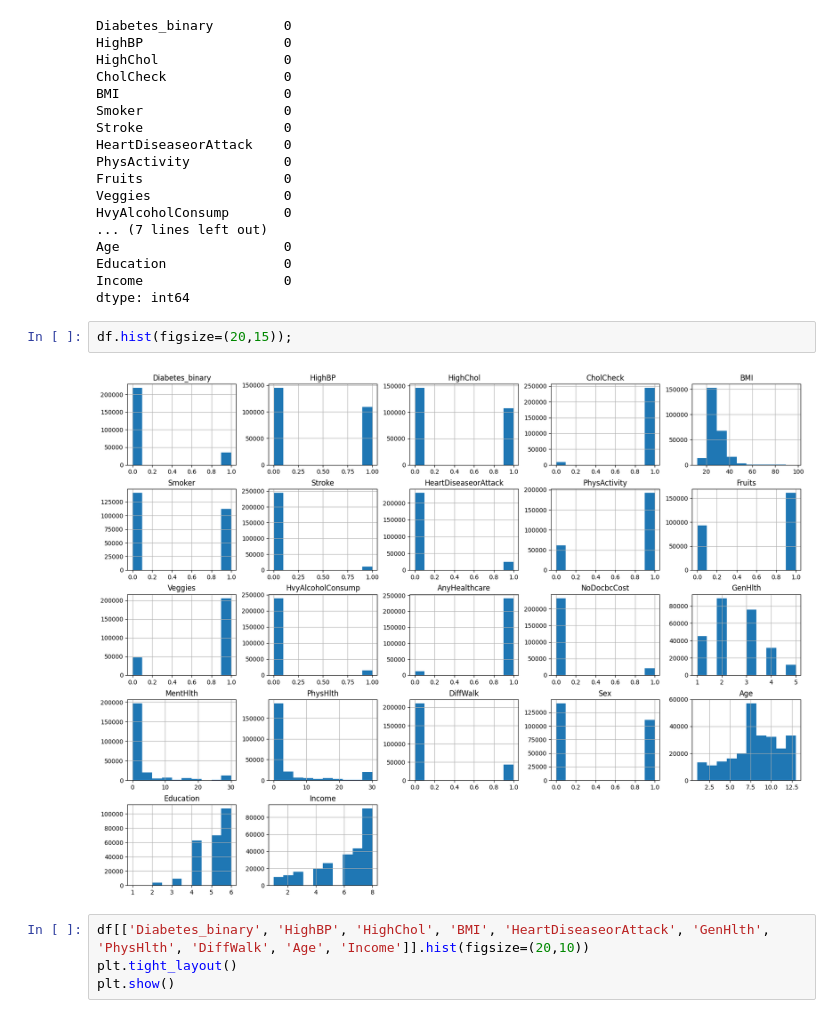
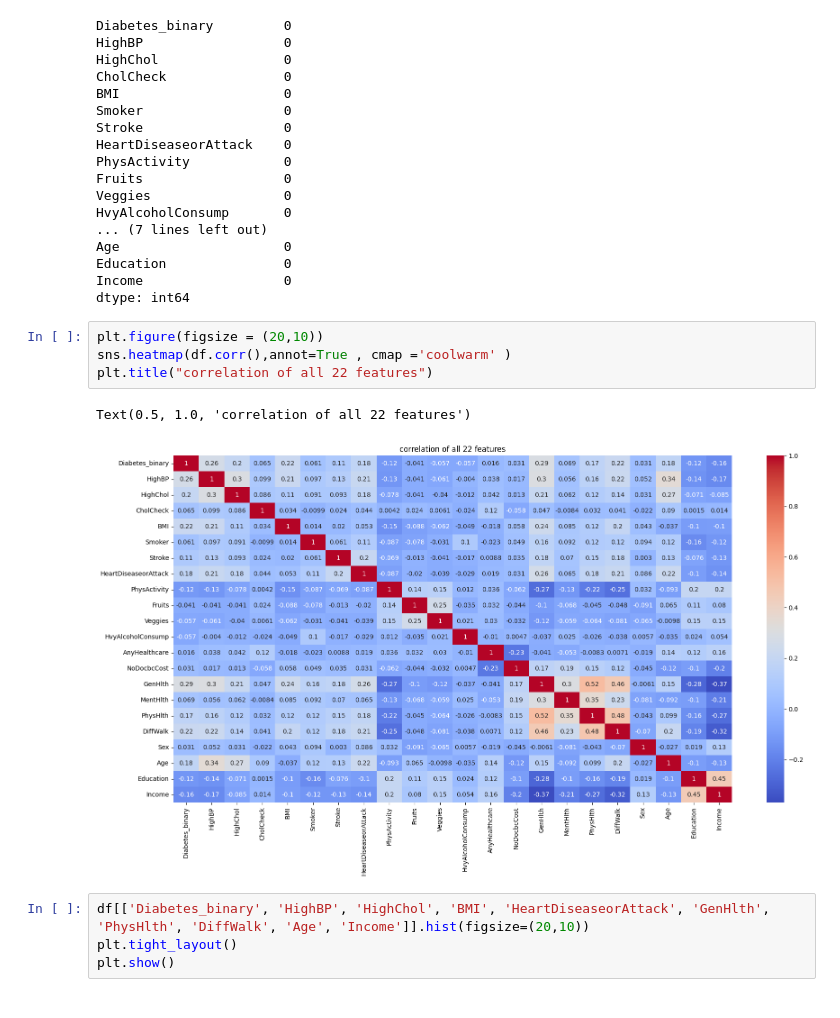
Before and after one commit to IbrahimNabid/Breast-Cancer-Data-Analysis, a Jupyter notebook: Diabetas_Data_Analysis_Feature.ipynb, the cells around one changed output. Drawn from its saved outputs; the diff is of its cells as text.

```diff
--- a/Diabetas_Data_Analysis_Feature.ipynb
+++ b/Diabetas_Data_Analysis_Feature.ipynb
@@ -368,10 +322,13 @@ Age                     0
 Education               0
 Income                  0
 dtype: int64
-# %%
-df.hist(figsize=(20,15));
-# %% [output]
-[figure, removed]
+# %%
+plt.figure(figsize = (20,10))
+sns.heatmap(df.corr(),annot=True , cmap ='coolwarm' )
+plt.title("correlation of all 22 features")
+# %% [output]
+Text(0.5, 1.0, 'correlation of all 22 features')
+[figure, added]
 # %%
 df[['Diabetes_binary', 'HighBP', 'HighChol', 'BMI', 'HeartDiseaseorAttack', 'GenHlth', 'PhysHlth', 'DiffWalk', 'Age', 'Income']].hist(figsize=(20,10))
 plt.tight_layout()
```
Also changed, not shown: parts of 4 cells of this notebook.
